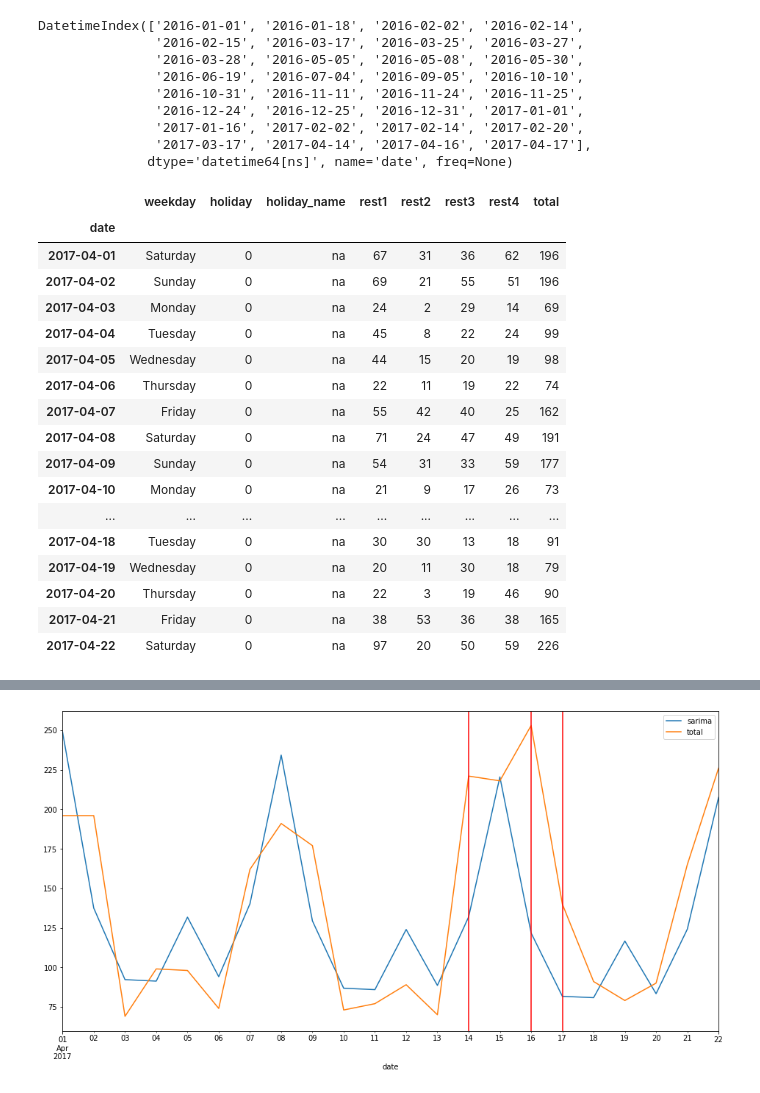
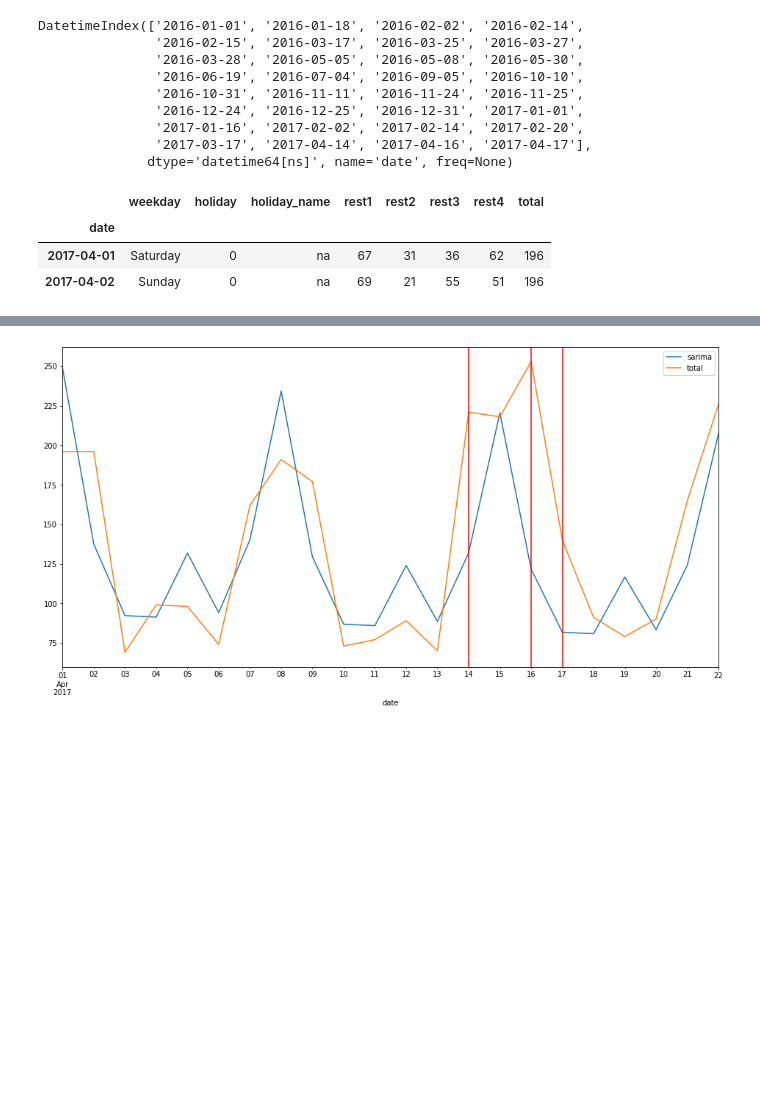
Before and after one commit to kozz84/Udemy, a Jupyter notebook: Time_Series.ipynb, the cells around one changed output, grey strips where cells are left out. Drawn from its saved outputs; the diff is of its cells as text; code cells hidden in the pictures; blank space fills up the shorter version.

```diff
--- a/Time_Series.ipynb
+++ b/Time_Series.ipynb
@@ -1345,23 +1329,9 @@ train = res.iloc[:-22]
 # %%
 test =res.iloc[-22:]
 # %%
-test
+test.head(2)
 # %% [output]
 |  | weekday | holiday | holiday_name | rest1 | rest2 | rest3 | rest4 | total |
 | date |  |  |  |  |  |  |  |  |
 | 2017-04-01 | Saturday | 0 | na | 67 | 31 | 36 | 62 | 196 |
 | 2017-04-02 | Sunday | 0 | na | 69 | 21 | 55 | 51 | 196 |
-| 2017-04-03 | Monday | 0 | na | 24 | 2 | 29 | 14 | 69 |
-| 2017-04-04 | Tuesday | 0 | na | 45 | 8 | 22 | 24 | 99 |
-| 2017-04-05 | Wednesday | 0 | na | 44 | 15 | 20 | 19 | 98 |
-| 2017-04-06 | Thursday | 0 | na | 22 | 11 | 19 | 22 | 74 |
-| 2017-04-07 | Friday | 0 | na | 55 | 42 | 40 | 25 | 162 |
-| 2017-04-08 | Saturday | 0 | na | 71 | 24 | 47 | 49 | 191 |
-| 2017-04-09 | Sunday | 0 | na | 54 | 31 | 33 | 59 | 177 |
-| 2017-04-10 | Monday | 0 | na | 21 | 9 | 17 | 26 | 73 |
-| ... | ... | ... | ... | ... | ... | ... | ... | ... |
-| 2017-04-18 | Tuesday | 0 | na | 30 | 30 | 13 | 18 | 91 |
-| 2017-04-19 | Wednesday | 0 | na | 20 | 11 | 30 | 18 | 79 |
-| 2017-04-20 | Thursday | 0 | na | 22 | 3 | 19 | 46 | 90 |
-| 2017-04-21 | Friday | 0 | na | 38 | 53 | 36 | 38 | 165 |
-| 2017-04-22 | Saturday | 0 | na | 97 | 20 | 50 | 59 | 226 |
```
Also changed, not shown: parts of 151 cells of this notebook.
